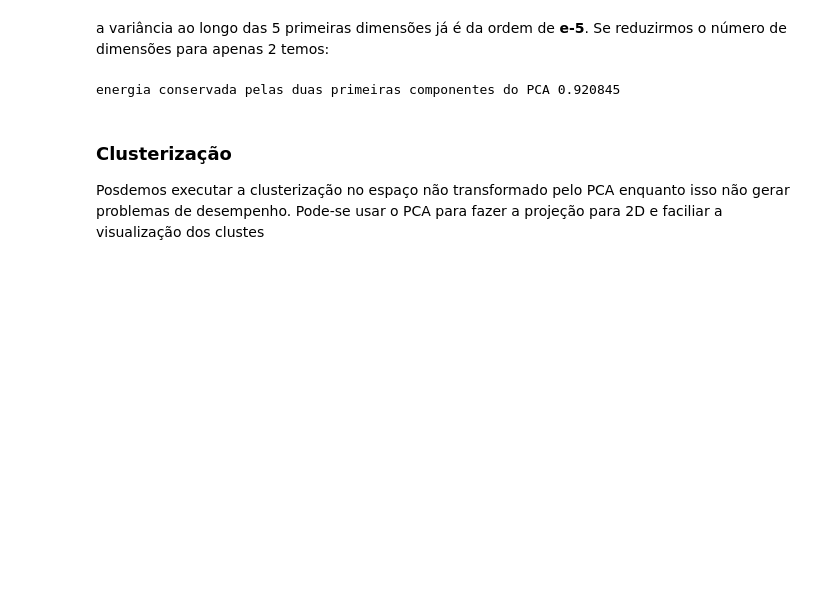
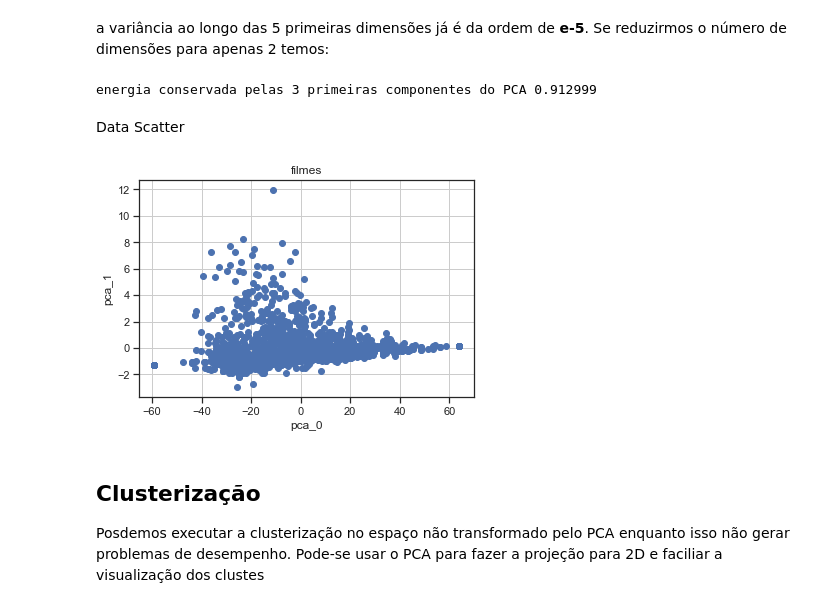
Before and after one commit to aiboxlab-ufrpe-edu-br/MovieLens-1, a Jupyter notebook: Modeling/clusterizatio.ipynb, the cells around one changed output. Saved outputs shown, nothing was run; the diff lists cells and outputs as text; code cells hidden in the pictures; blank space fills up the shorter version.

```diff
--- a/Modeling/clusterizatio.ipynb
+++ b/Modeling/clusterizatio.ipynb
@@ -158,15 +257,29 @@ plt.show()
 # %% [markdown]
 a variância ao longo das 5 primeiras dimensões já é da ordem de **e-5**. Se reduzirmos o número de dimensões para apenas 2 temos:
 # %%
-pca_dim = 10
+pca_dim = 3
 pca = PCA(n_components=pca_dim).fit(df_pivoted)
 # %%
-print("energia conservada pelas duas primeiras componentes do PCA %f" % pca.explained_variance_ratio_.sum())
+print("energia conservada pelas %i primeiras componentes do PCA %f" % (pca_dim, pca.explained_variance_ratio_.sum()))
 # %% [output]
-energia conservada pelas duas primeiras componentes do PCA 0.920845
+energia conservada pelas 3 primeiras componentes do PCA 0.912999
 # %%
 df_pca = pd.DataFrame(pca.transform(df_pivoted))
+# %% [markdown]
+Data Scatter
+# %%
+# plt.figure().gca(projection='3d')
+plt.figure()
+# plt.scatter(df_pca[0], df_pca[1], df_pca[2])
+plt.scatter(df_pca[0], df_pca[1])
+plt.grid(True)
+plt.title("filmes")
+plt.xlabel("pca_0")
+plt.ylabel("pca_1")
+plt.show()
+# %% [output]
+[figure, added]
 # %% [markdown]
-### Clusterização
+## Clusterização
 
 Posdemos executar a clusterização no espaço não transformado pelo PCA enquanto isso não gerar problemas de desempenho. Pode-se usar o PCA para fazer a projeção para 2D e faciliar a visualização dos clustes
```
Also changed, not shown: parts of 47 cells of this notebook.
